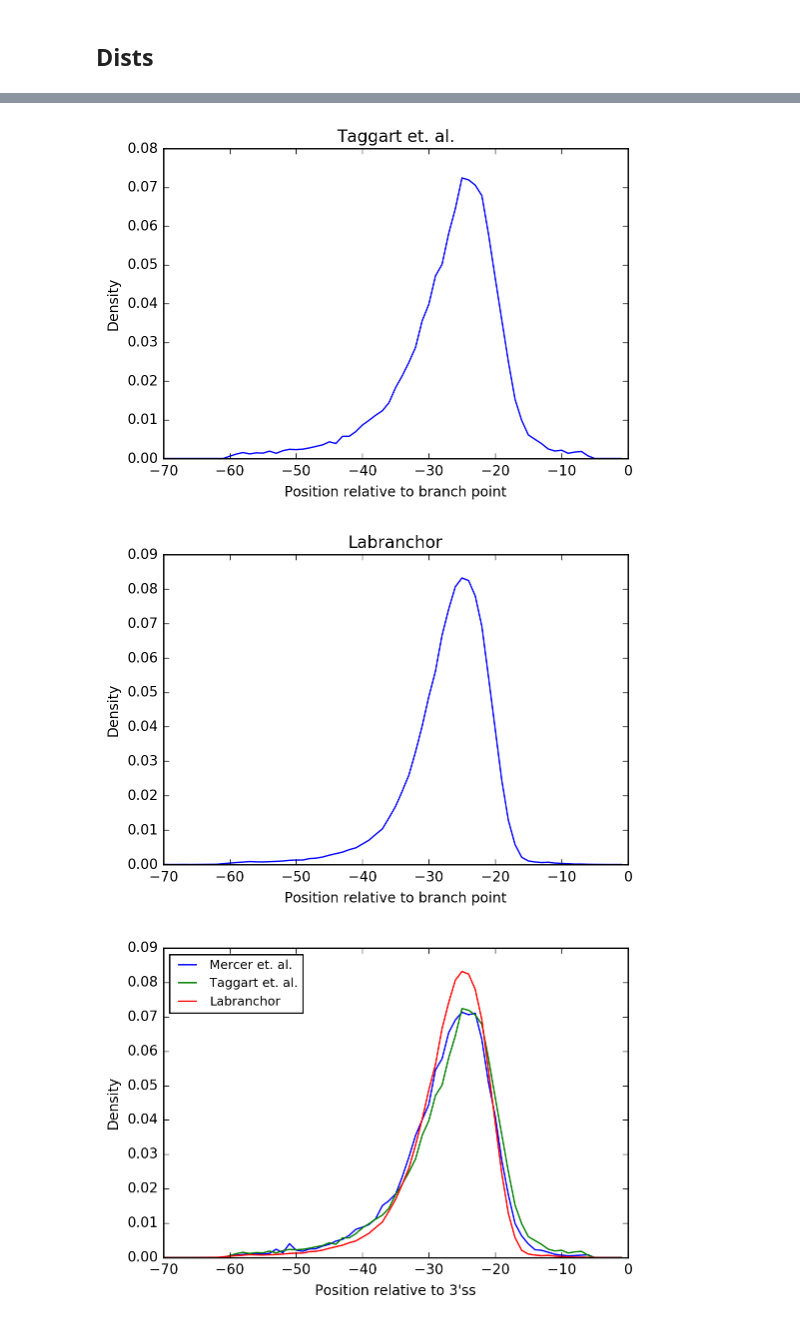
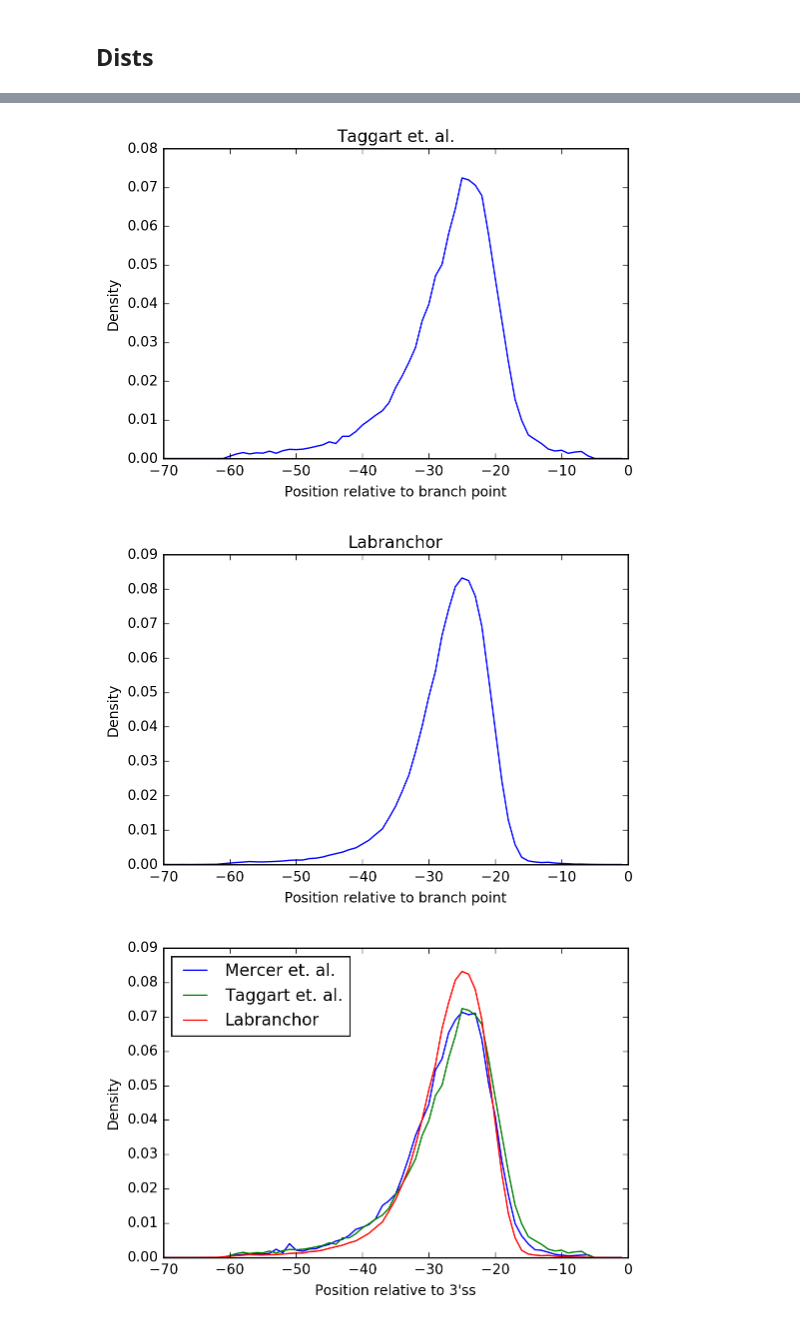
Before and after one commit to jpaggi/labranchor, a Jupyter notebook: notebooks/landscape_joint_figs.ipynb, the cells around one changed output, grey strips where cells are left out. Saved outputs shown, nothing was run; the diff lists cells and outputs as text; code cells hidden in the pictures.

```diff
--- a/notebooks/landscape_joint_figs.ipynb
+++ b/notebooks/landscape_joint_figs.ipynb
@@ -234,32 +238,32 @@ def dist_novel(X, y):
         bp = np.argmax(target)
         counts[bp] += 1
         total += 1
     return counts / total
 
 mer = dist_known(X_mercer, y_mercer)
 tag = dist_known(X_taggart, y_taggart)
 allbp = dist_novel(X_all,   y_all)
 
 names = ['Mercer et. al.',
          'Taggart et. al.',
          'Labranchor']
 dists = [mer, tag, allbp]
 
 for name, dist in zip(names, dists):
     plt.plot(range(-L, 0), dist)
     plt.title(name)
     plt.xlabel('Position relative to branch point')
     plt.ylabel('Density')
     plt.show()
 
 for name, dist in zip(names, dists):
     plt.plot(range(-L, 0), dist, label = name)
     plt.xlabel("Position relative to 3'ss")
     plt.ylabel('Density')
-plt.legend(loc = 2, prop={'size':9})
+plt.legend(loc = 2, prop={'size':12})
 plt.show()
 # %% [output]
 [figure]
 [figure]
 [figure]
-[figure, old version]
+[figure, new version]
```
Also changed, not shown: parts of 8 cells of this notebook, 3 other files.
